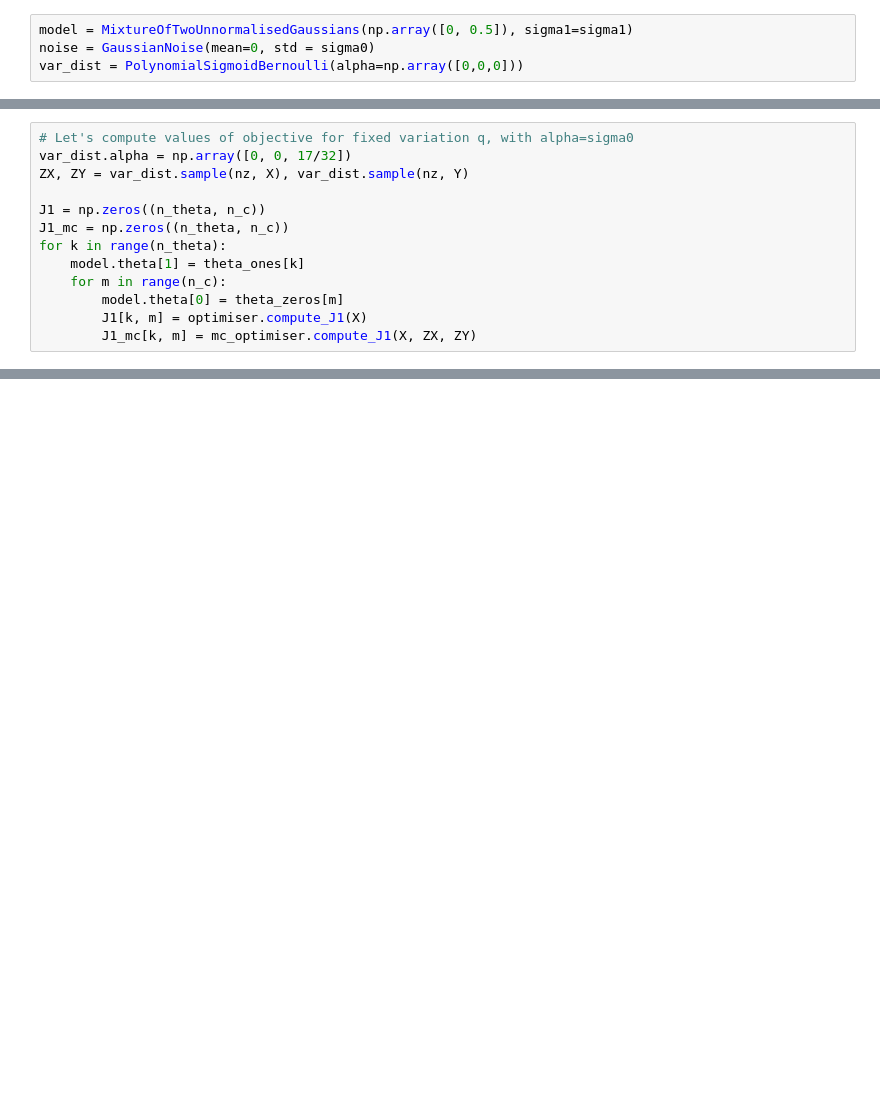
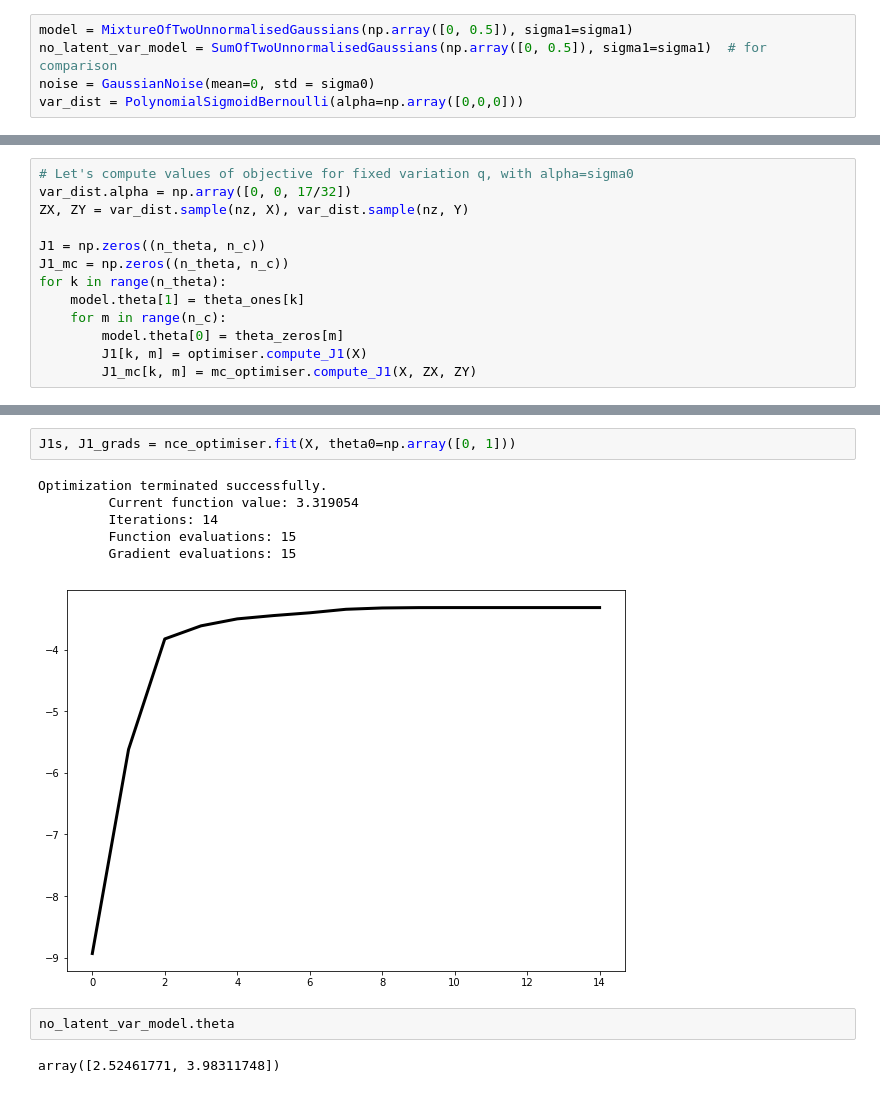
Before and after one commit to benrhodes26/VNCE, a Jupyter notebook: proposal/code/notebooks/3) unnormalised-mog-variational-em.ipynb, the cells around one changed output, grey strips where cells are left out. Cells and saved outputs as stored; diff of their text form; blank space fills up the shorter version.

```diff
--- a/proposal/code/notebooks/3) unnormalised-mog-variational-em.ipynb
+++ b/proposal/code/notebooks/3) unnormalised-mog-variational-em.ipynb
@@ -110,5 +113,6 @@ true_data_dist.plot_sample_density_against_true_density(X, figsize=(6,4))
 # %%
 model = MixtureOfTwoUnnormalisedGaussians(np.array([0, 0.5]), sigma1=sigma1)
+no_latent_var_model = SumOfTwoUnnormalisedGaussians(np.array([0, 0.5]), sigma1=sigma1)  # for comparison
 noise = GaussianNoise(mean=0, std = sigma0)
 var_dist = PolynomialSigmoidBernoulli(alpha=np.array([0,0,0]))
 # %%
@@ -315,0 +320,13 @@ np.exp(-2.51697447), np.exp(-c0)
+# %%
+J1s, J1_grads = nce_optimiser.fit(X, theta0=np.array([0, 1]))
+# %% [output]
+Optimization terminated successfully.
+         Current function value: 3.319054
+         Iterations: 14
+         Function evaluations: 15
+         Gradient evaluations: 15
+[figure, added]
+# %%
+no_latent_var_model.theta
+# %% [output]
+array([2.52461771, 3.98311748])
```
Also changed, not shown: parts of 12 cells of this notebook, 3 other files.
